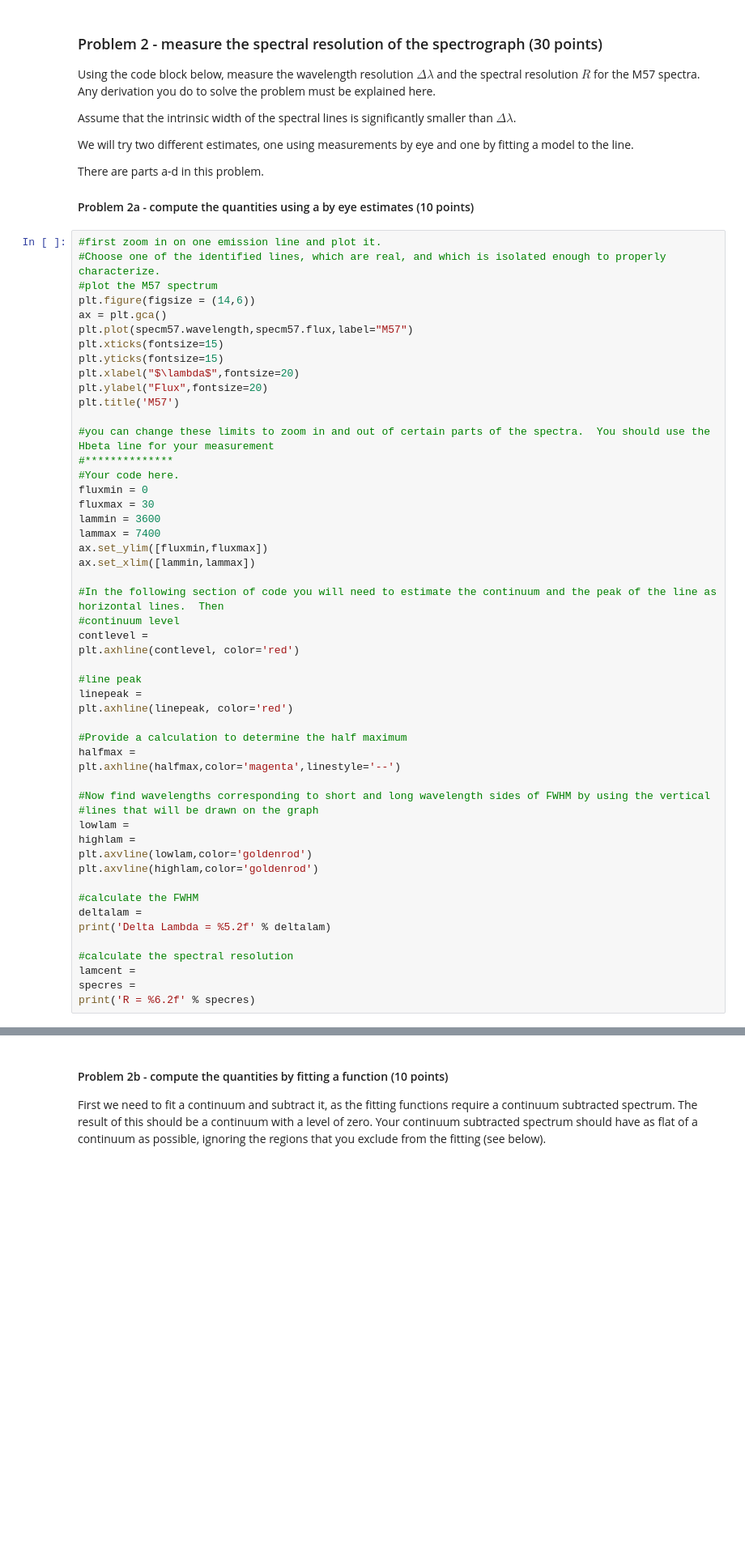
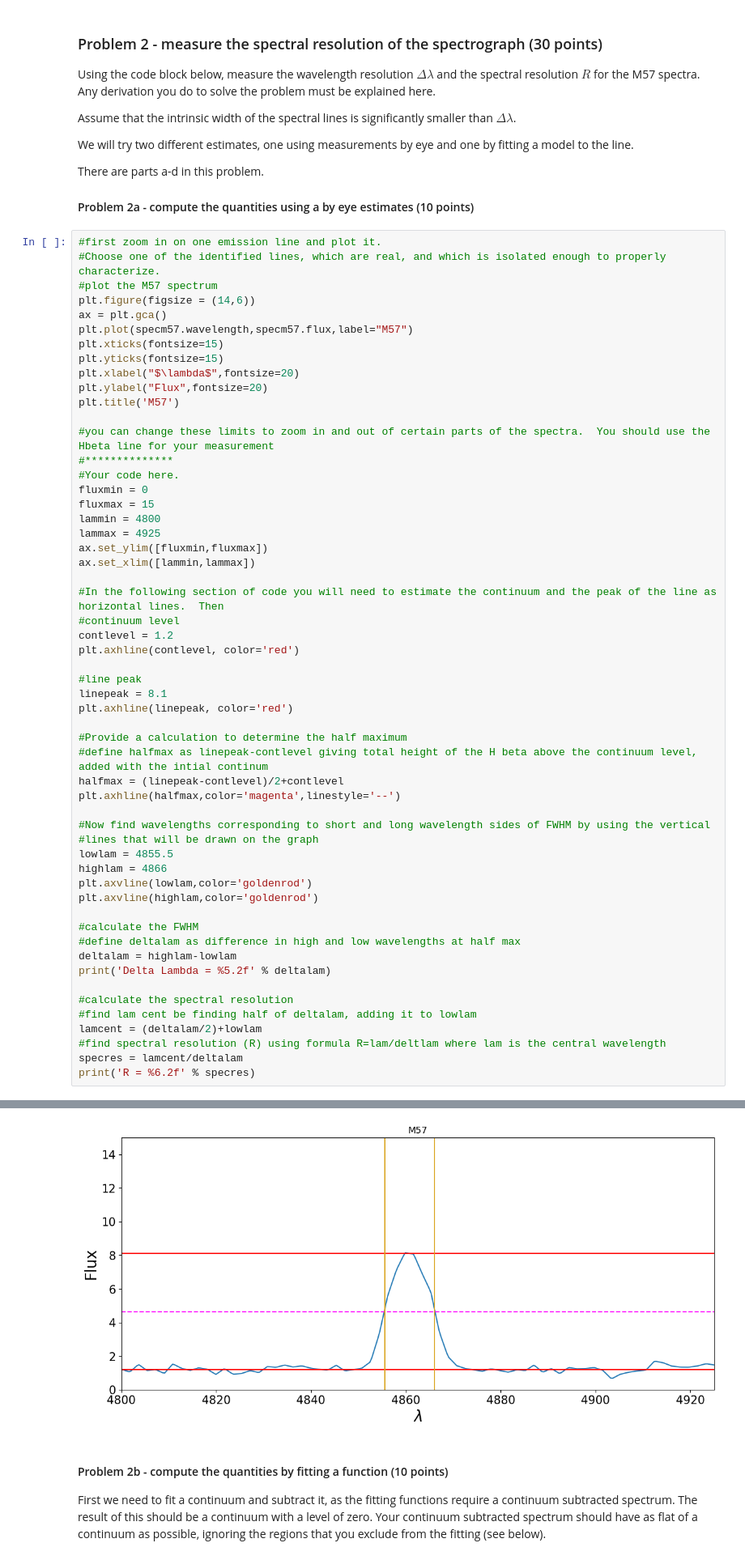
Before and after one commit to bdunne21203/Analysis_real_spectra_student, a Jupyter notebook: analysis_real_spectra.student.ipynb, the cells around one changed output, grey strips where cells are left out. Shown at 81% size. Cells and saved outputs as stored; diff of their text form; blank space fills up the shorter version.

```diff
--- a/analysis_real_spectra.student.ipynb
+++ b/analysis_real_spectra.student.ipynb
@@ -151,37 +150,42 @@ plt.title('M57')
 #**************
 #Your code here.
 fluxmin = 0
-fluxmax = 30
-lammin = 3600
-lammax = 7400
+fluxmax = 15
+lammin = 4800
+lammax = 4925
 ax.set_ylim([fluxmin,fluxmax])
 ax.set_xlim([lammin,lammax])
 
 #In the following section of code you will need to estimate the continuum and the peak of the line as horizontal lines.  Then
 #continuum level
-contlevel =
+contlevel = 1.2
 plt.axhline(contlevel, color='red')
 
 #line peak
-linepeak =
+linepeak = 8.1
 plt.axhline(linepeak, color='red')
 
 #Provide a calculation to determine the half maximum
-halfmax =
+#define halfmax as linepeak-contlevel giving total height of the H beta above the continuum level, added with the intial continum
+halfmax = (linepeak-contlevel)/2+contlevel
 plt.axhline(halfmax,color='magenta',linestyle='--')
 
 #Now find wavelengths corresponding to short and long wavelength sides of FWHM by using the vertical
 #lines that will be drawn on the graph
-lowlam =
-highlam =
+lowlam = 4855.5
+highlam = 4866
 plt.axvline(lowlam,color='goldenrod')
 plt.axvline(highlam,color='goldenrod')
 
 #calculate the FWHM
-deltalam =
+#define deltalam as difference in high and low wavelengths at half max
+deltalam = highlam-lowlam
 print('Delta Lambda = %5.2f' % deltalam)
 
 #calculate the spectral resolution
-lamcent =
-specres =
+#find lam cent be finding half of deltalam, adding it to lowlam
+lamcent = (deltalam/2)+lowlam
+#find spectral resolution (R) using formula R=lam/deltlam where lam is the central wavelength
+specres = lamcent/deltalam
 print('R = %6.2f' % specres)
+# %% [output]
@@ -188,3 +194,4 @@ print('R = %6.2f' % specres)
+[figure, added]
 # %% [markdown]
 #### Problem 2b - compute the quantities by fitting a function (10 points)
 
```
Also changed, not shown: parts of 4 cells of this notebook.
